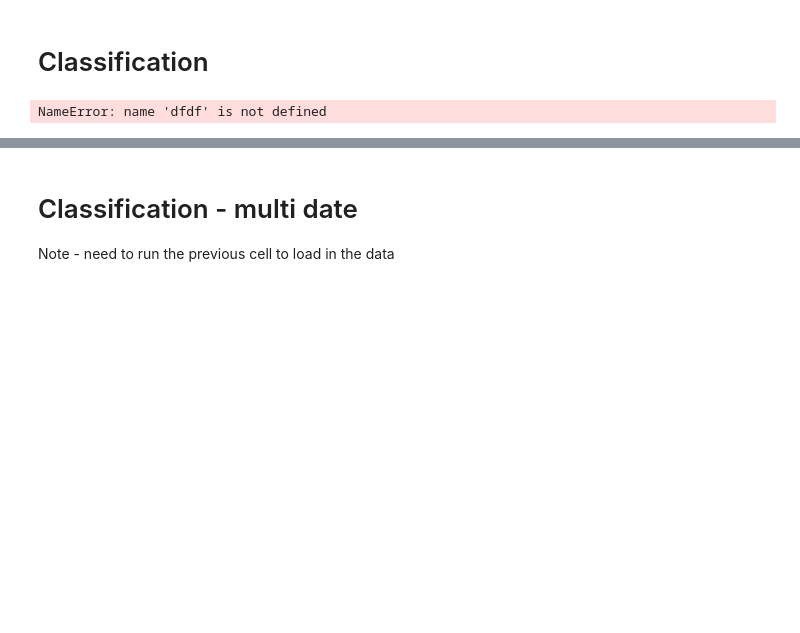
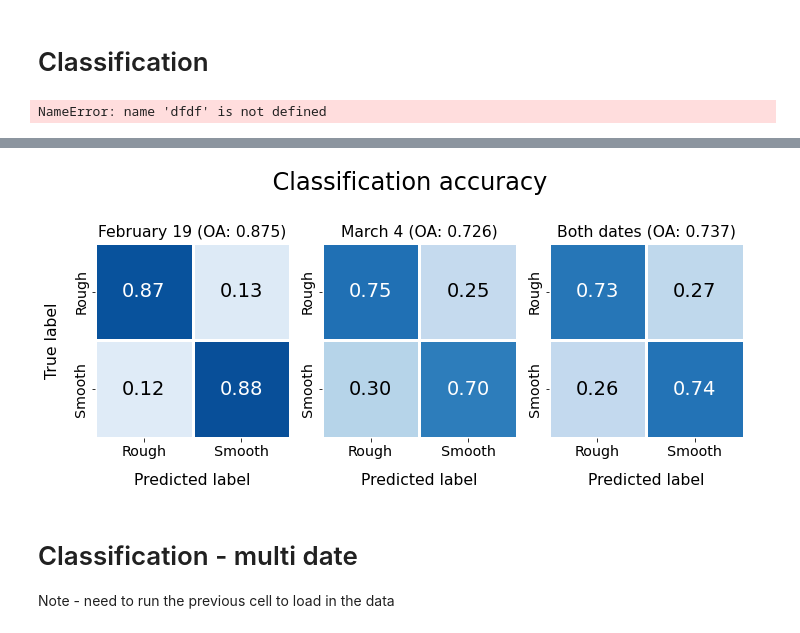
Before and after one commit to rpalomaki/iceroughness_RF, a Jupyter notebook: ice_roughness_rf.ipynb, the cells around one changed output, grey strips where cells are left out. Cells and saved outputs as stored; diff of their text form; code cells hidden in the pictures; blank space fills up the shorter version.

```diff
--- a/ice_roughness_rf.ipynb
+++ b/ice_roughness_rf.ipynb
@@ -173,3 +174,29 @@ fig.savefig('output/figures/confusion/class_results.pdf', dpi=600)
+# %%
+cm_0218 = np.array([[2106, 318],[283, 2093]])
+cm_0302 = np.array([[1838, 604],[712, 1646]])
+cm = np.array([[3506, 1307],[1222, 3565]])
+
+
+fig, ax = plt.subplots(1, 3, figsize=(10,5))
+cm_labels = ['Rough','Smooth']
+confusion_heatmap(cm=cm_0218, ax=ax[0], cmap='Blues', vmin=0, vmax=cm.max(),
+    norm=True, xticklabels=cm_labels, yticklabels=cm_labels, font_scale=1.3,
+    cbar_label=None, fig_title=f'February 19 (OA: 0.875)',
+    output_dir_cm=output_dir_cm)
+confusion_heatmap(cm=cm_0302, ax=ax[1], cmap='Blues', vmin=0, vmax=cm.max(),
+    norm=True, xticklabels=cm_labels, yticklabels=cm_labels, font_scale=1.3,
+    cbar_label=None, fig_title='March 4 (OA: 0.726)', ylabel=False,
+    output_dir_cm=output_dir_cm)
+confusion_heatmap(cm=cm, ax=ax[2], cmap='Blues', vmin=0, vmax=cm.max(),
+    norm=True, xticklabels=cm_labels, yticklabels=cm_labels, font_scale=1.3,
+    cbar_label=None, fig_title='Both dates (OA: 0.737)', ylabel=False,
+    output_dir_cm=output_dir_cm)
+plt.tight_layout()
+
+fig.suptitle('    Classification accuracy', fontsize=24, y=0.97)
+fig.savefig('output/figures/confusion/class_results_poster_colorbar.png', dpi=600, transparent=True)
+# %% [output]
+[figure, added]
 # %% [markdown]
 # Classification - multi date
 
```
Also changed, not shown: parts of 3 cells of this notebook, 14 other files.
